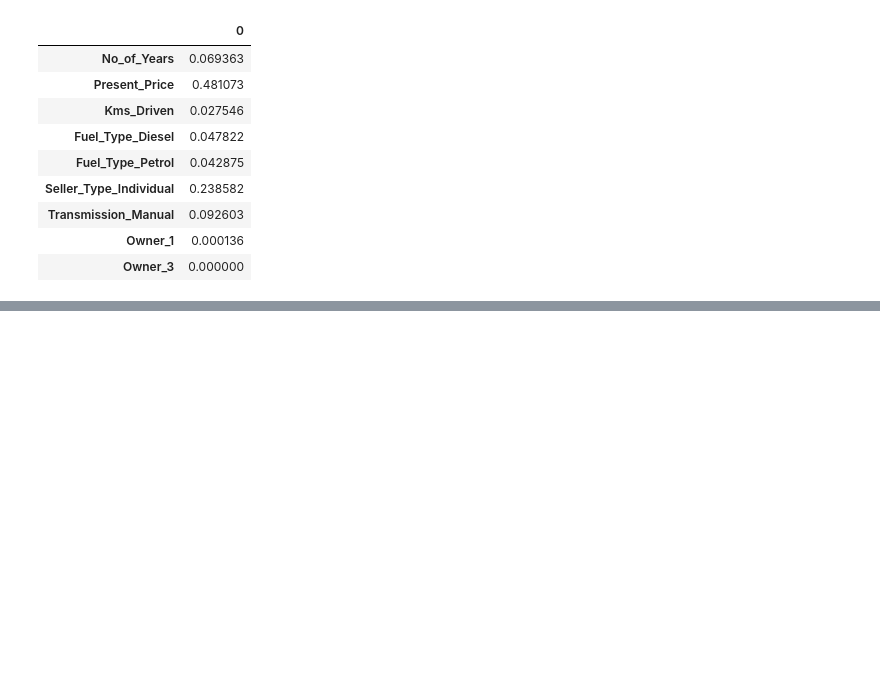
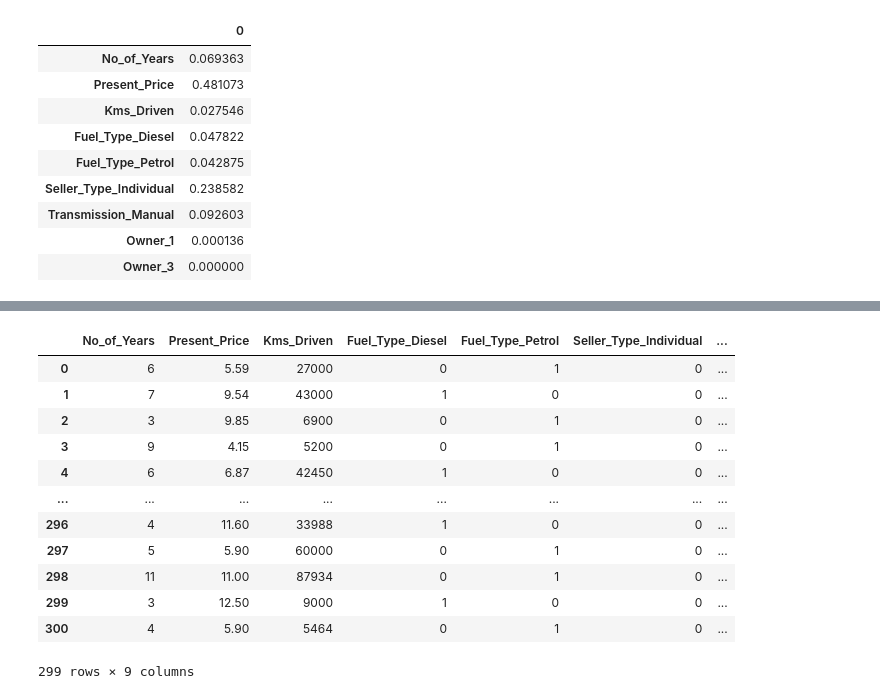
Before and after one commit to AhmAdO9/Machine_learning, a Jupyter notebook: CAR_DEKHO/car_price_prediction.ipynb, the cells around one changed output, grey strips where cells are left out. Cells and saved outputs as stored; diff of their text form; code cells hidden in the pictures; blank space fills up the shorter version.

```diff
--- a/CAR_DEKHO/car_price_prediction.ipynb
+++ b/CAR_DEKHO/car_price_prediction.ipynb
@@ -450,0 +469,16 @@ dataframe
+# %%
+X
+# %% [output]
+|  | No_of_Years | Present_Price | Kms_Driven | Fuel_Type_Diesel | Fuel_Type_Petrol | Seller_Type_Individual | ... |
+| 0 | 6 | 5.59 | 27000 | 0 | 1 | 0 | ... |
+| 1 | 7 | 9.54 | 43000 | 1 | 0 | 0 | ... |
+| 2 | 3 | 9.85 | 6900 | 0 | 1 | 0 | ... |
+| 3 | 9 | 4.15 | 5200 | 0 | 1 | 0 | ... |
+| 4 | 6 | 6.87 | 42450 | 1 | 0 | 0 | ... |
+| ... | ... | ... | ... | ... | ... | ... | ... |
+| 296 | 4 | 11.60 | 33988 | 1 | 0 | 0 | ... |
+| 297 | 5 | 5.90 | 60000 | 0 | 1 | 0 | ... |
+| 298 | 11 | 11.00 | 87934 | 0 | 1 | 0 | ... |
+| 299 | 3 | 12.50 | 9000 | 1 | 0 | 0 | ... |
+| 300 | 4 | 5.90 | 5464 | 0 | 1 | 0 | ... |
+299 rows × 9 columns
```
Also changed, not shown: parts of 21 cells of this notebook.
